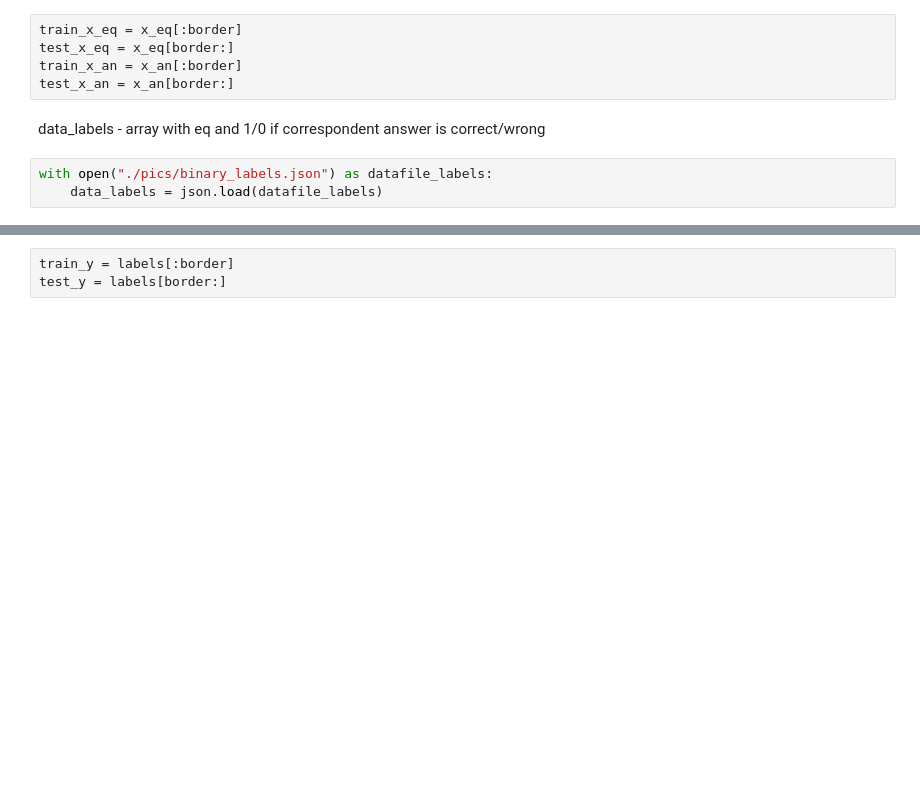
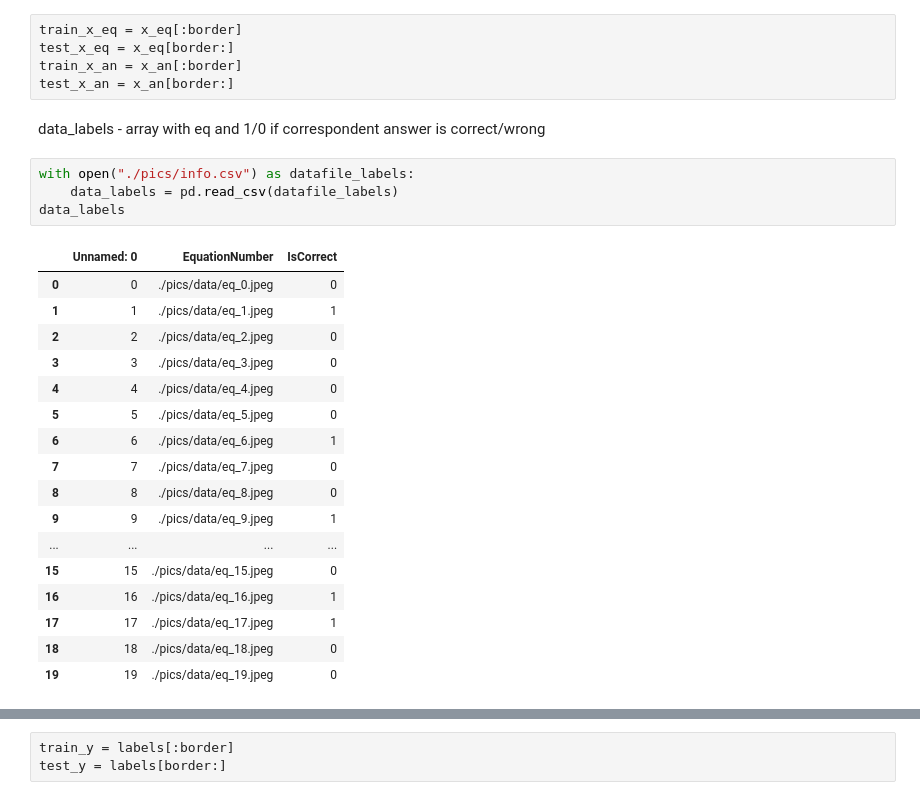
Before and after one commit to OlyaBakay/AI_project_final, a Jupyter notebook: Final_version.ipynb, the cells around one changed output, grey strips where cells are left out. Cells and saved outputs as stored; diff of their text form; blank space fills up the shorter version.

```diff
--- a/Final_version.ipynb
+++ b/Final_version.ipynb
@@ -58,5 +59,24 @@ test_x_an = x_an[border:]
 # %% [markdown]
 data_labels - array with eq and 1/0 if correspondent answer is correct/wrong
 # %%
-with open("./pics/binary_labels.json") as datafile_labels:
-    data_labels = json.load(datafile_labels)
+with open("./pics/info.csv") as datafile_labels:
+    data_labels = pd.read_csv(datafile_labels)
+data_labels
+# %% [output]
+|  | Unnamed: 0 | EquationNumber | IsCorrect |
+| 0 | 0 | ./pics/data/eq_0.jpeg | 0 |
+| 1 | 1 | ./pics/data/eq_1.jpeg | 1 |
+| 2 | 2 | ./pics/data/eq_2.jpeg | 0 |
+| 3 | 3 | ./pics/data/eq_3.jpeg | 0 |
+| 4 | 4 | ./pics/data/eq_4.jpeg | 0 |
+| 5 | 5 | ./pics/data/eq_5.jpeg | 0 |
+| 6 | 6 | ./pics/data/eq_6.jpeg | 1 |
+| 7 | 7 | ./pics/data/eq_7.jpeg | 0 |
+| 8 | 8 | ./pics/data/eq_8.jpeg | 0 |
+| 9 | 9 | ./pics/data/eq_9.jpeg | 1 |
+| ... | ... | ... | ... |
+| 15 | 15 | ./pics/data/eq_15.jpeg | 0 |
+| 16 | 16 | ./pics/data/eq_16.jpeg | 1 |
+| 17 | 17 | ./pics/data/eq_17.jpeg | 1 |
+| 18 | 18 | ./pics/data/eq_18.jpeg | 0 |
+| 19 | 19 | ./pics/data/eq_19.jpeg | 0 |
```
Also changed, not shown: parts of 12 cells of this notebook, 8 other files.
